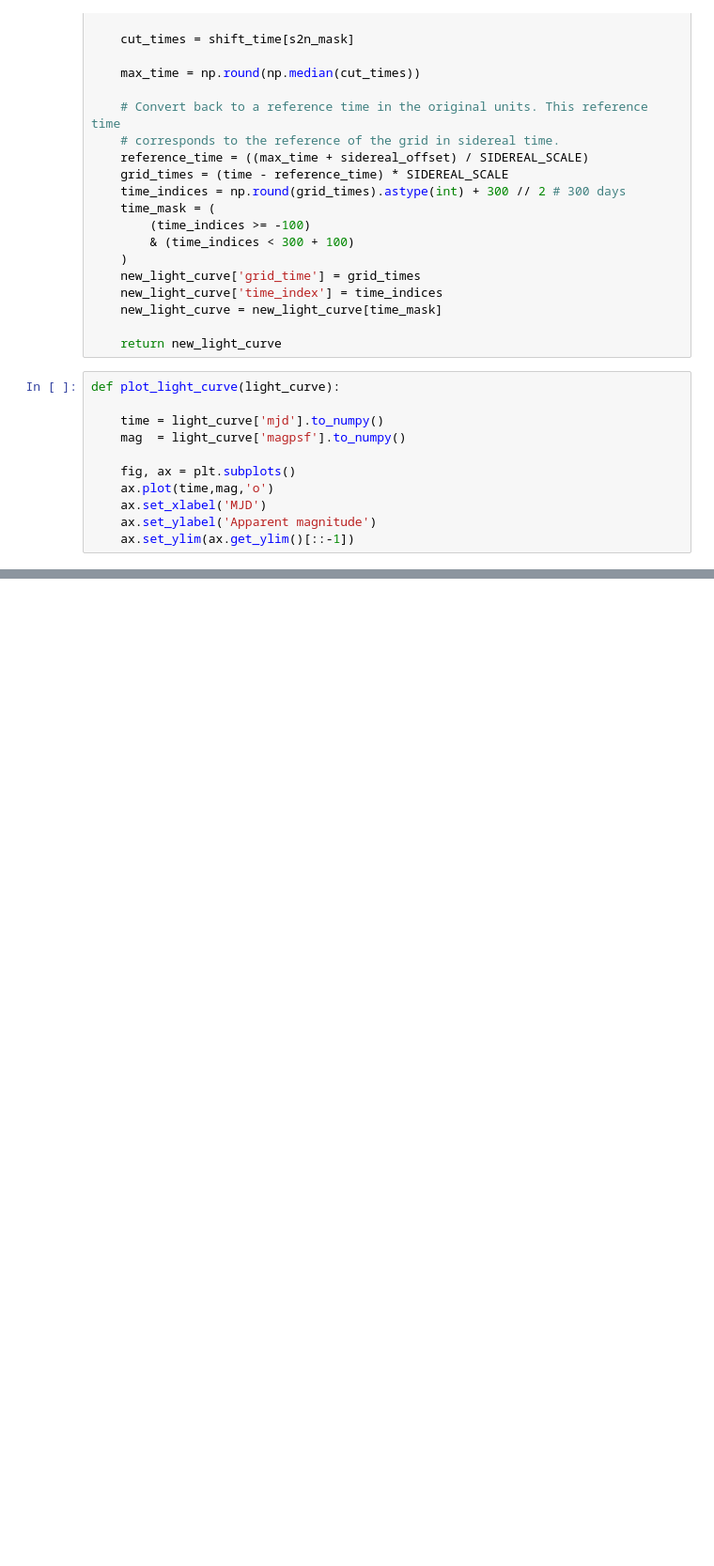
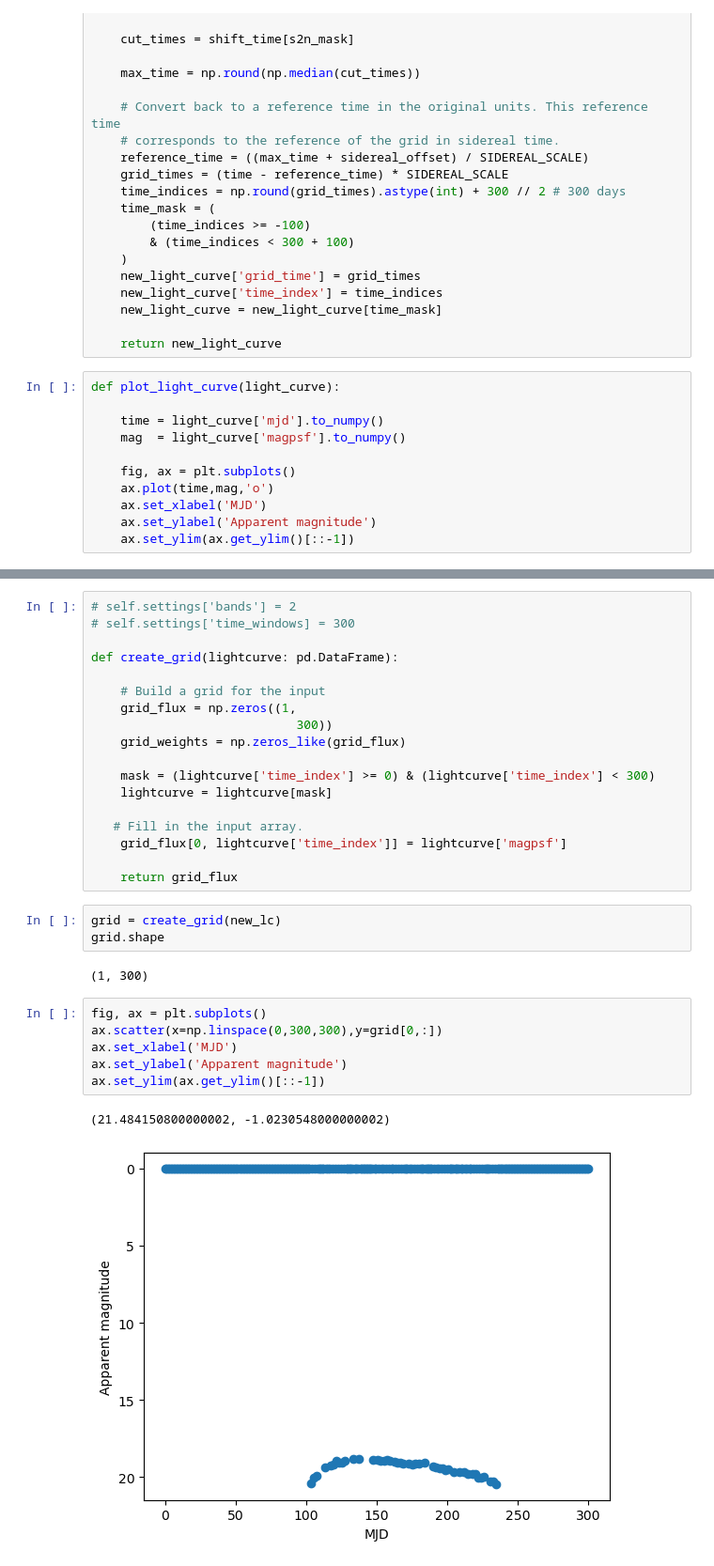
Before and after one commit to jurados/SNeMPhyVAE, a Jupyter notebook: PreprocessingLightCurves.ipynb, the cells around one changed output, grey strips where cells are left out. Shown: that part at 94% size. Drawn from its saved outputs; the diff is of its cells as text; blank space fills up the shorter version.

```diff
--- a/PreprocessingLightCurves.ipynb
+++ b/PreprocessingLightCurves.ipynb
@@ -101,0 +171,32 @@ one_light_curve
+# %%
+# self.settings['bands'] = 2
+# self.settings['time_windows] = 300
+
+def create_grid(lightcurve: pd.DataFrame):
+
+    # Build a grid for the input
+    grid_flux = np.zeros((1,
+                            300))
+    grid_weights = np.zeros_like(grid_flux)
+
+    mask = (lightcurve['time_index'] >= 0) & (lightcurve['time_index'] < 300)
+    lightcurve = lightcurve[mask]
+
+   # Fill in the input array.
+    grid_flux[0, lightcurve['time_index']] = lightcurve['magpsf']
+
+    return grid_flux
+# %%
+grid = create_grid(new_lc)
+grid.shape
+# %% [output]
+(1, 300)
+# %%
+fig, ax = plt.subplots()
+ax.scatter(x=np.linspace(0,300,300),y=grid[0,:])
+ax.set_xlabel('MJD')
+ax.set_ylabel('Apparent magnitude')
+ax.set_ylim(ax.get_ylim()[::-1])
+# %% [output]
+(21.484150800000002, -1.0230548000000002)
+[figure, added]
```
Also changed, not shown: parts of 13 cells of this notebook, 1 other file.
